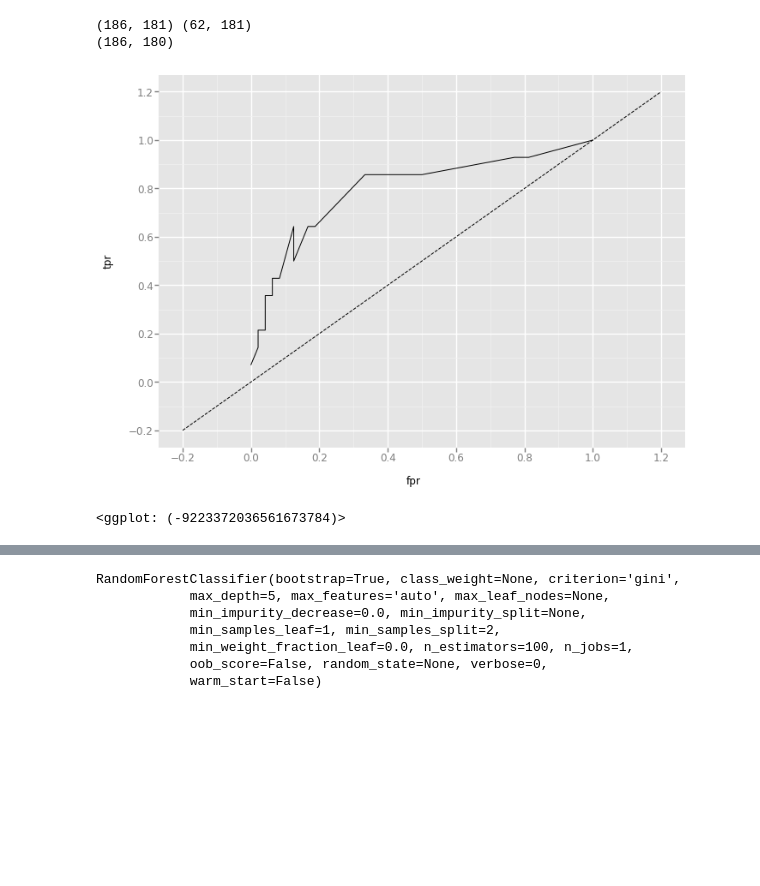
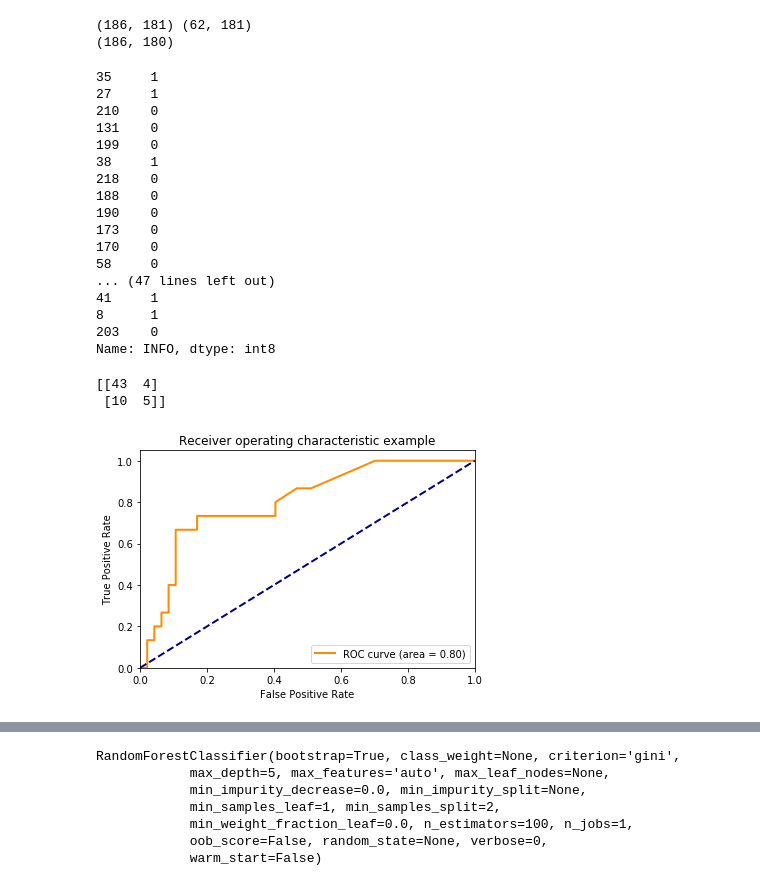
Before and after one commit to shuang1330/mvid, a Jupyter notebook: data_analyse.ipynb, the cells around one changed output, grey strips where cells are left out. Drawn from its saved outputs; the diff is of its cells as text; code cells hidden in the pictures; blank space fills up the shorter version.

```diff
--- a/data_analyse.ipynb
+++ b/data_analyse.ipynb
@@ -20,13 +21,11 @@ import matplotlib.pyplot as plt
 # show all rows
 pd.options.display.max_rows = 999
 # %%
-# read file from data folder
+# read data file
 datafolder = 'data/'
-datafiles = [f for f in os.listdir(datafolder) if isfile(join(datafolder, f))]
-for file in datafiles:
-    datatable = pd.ExcelFile(os.path.join(datafolder,file))
-    datatable_original = datatable.parse(datatable.sheet_names[0])
-    datatable_pd = datatable_original.copy()
+datafile = 'myo5b_variants_patho_benign_cadd1.3fullannot_v1.xlsx'
+datatable = pd.ExcelFile(os.path.join(datafolder,datafile))
+datatable_pd = datatable.parse(datatable.sheet_names[0])
 # %%
 # display data
 datatable_pd.shape
@@ -239,22 +238,52 @@ print(train_x.shape)
 # %% [output]
 (186, 181) (62, 181)
 (186, 180)
+# %%
+test['INFO']
+# %% [output]
+35     1
+27     1
+210    0
+131    0
+199    0
+38     1
+218    0
+188    0
+190    0
+173    0
+170    0
+58     0
+... (47 lines left out)
+41     1
+8      1
+203    0
+Name: INFO, dtype: int8
 # %%
 # randomforest
 from sklearn.ensemble import RandomForestClassifier
 from ggplot import *
-clf = RandomForestClassifier(max_depth=10, random_state=5)
+clf = RandomForestClassifier(max_depth=10, random_state=5,class_weight={1:6,0:1})
 clf.fit(train_x, train_y)
 # try deleting all columns with missing values and logistic regression etc methods
 pred = clf.predict(test_x)
 preds = clf.predict_proba(test_x)[:,1]
 fpr, tpr, _ = metrics.roc_curve(test_y, preds)
-# tn, fp, fn, tp = confusion_matrix(test_y,pred).ravel()
-# print('tp fn fp tn\n%d  %d %d  %d'%(tp,fn,fp,tn))
-df = pd.DataFrame(dict(fpr=fpr, tpr=tpr))
-ggplot(df, aes(x='fpr', y='tpr')) +\
-    geom_line() +\
-    geom_abline(linetype='dashed')
+score = metrics.auc(fpr,tpr)
+print(confusion_matrix(test_y,pred))
+
+plt.figure()
+lw = 2
+plt.plot(fpr, tpr, color='darkorange',
+         lw=lw, label='ROC curve (area = %0.2f)' % score)
+plt.plot([0, 1], [0, 1], color='navy', lw=lw, linestyle='--')
+plt.xlim([0.0, 1.0])
+plt.ylim([0.0, 1.05])
+plt.xlabel('False Positive Rate')
+plt.ylabel('True Positive Rate')
+plt.title('Receiver operating characteristic example')
+plt.legend(loc="lower right")
+plt.show()
 # %% [output]
+[[43  4]
+ [10  5]]
-[figure, old version]
+[figure, new version]
-<ggplot: (-9223372036561673784)>
```
Also changed, not shown: parts of 9 cells of this notebook, 1 other file.
